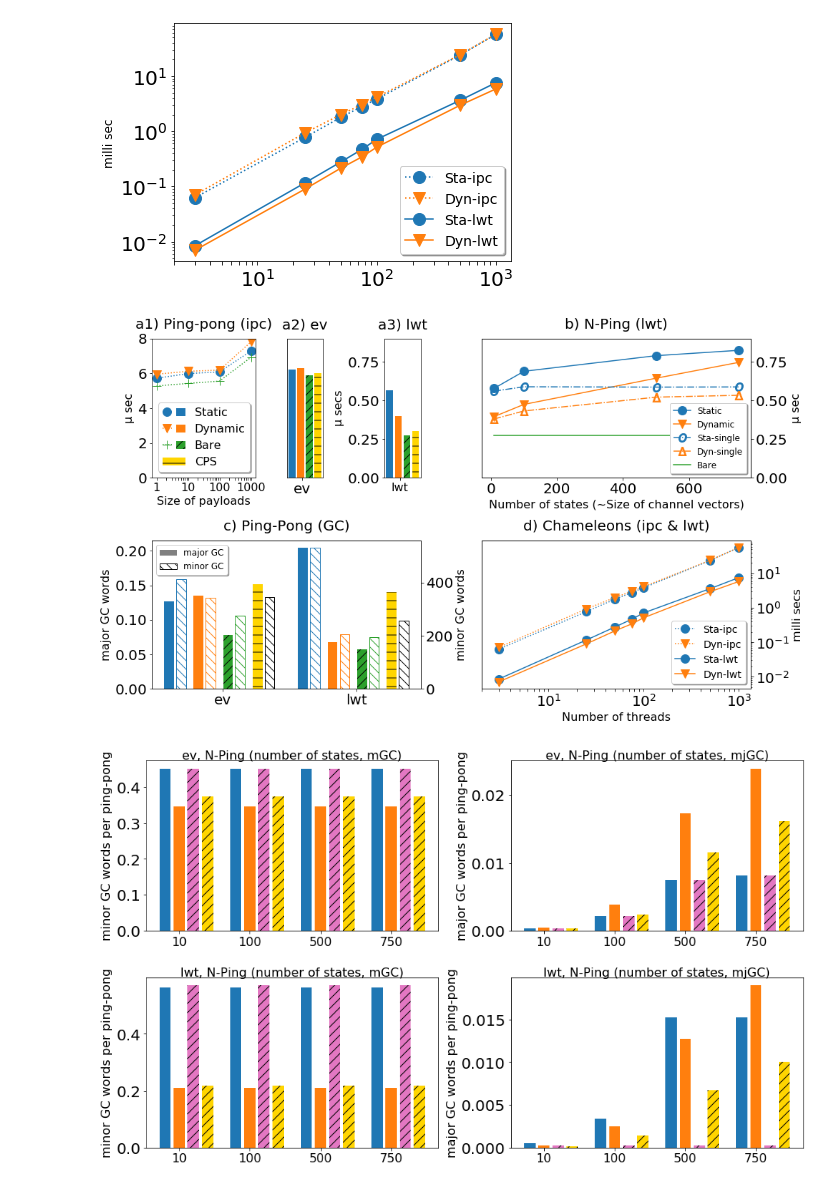
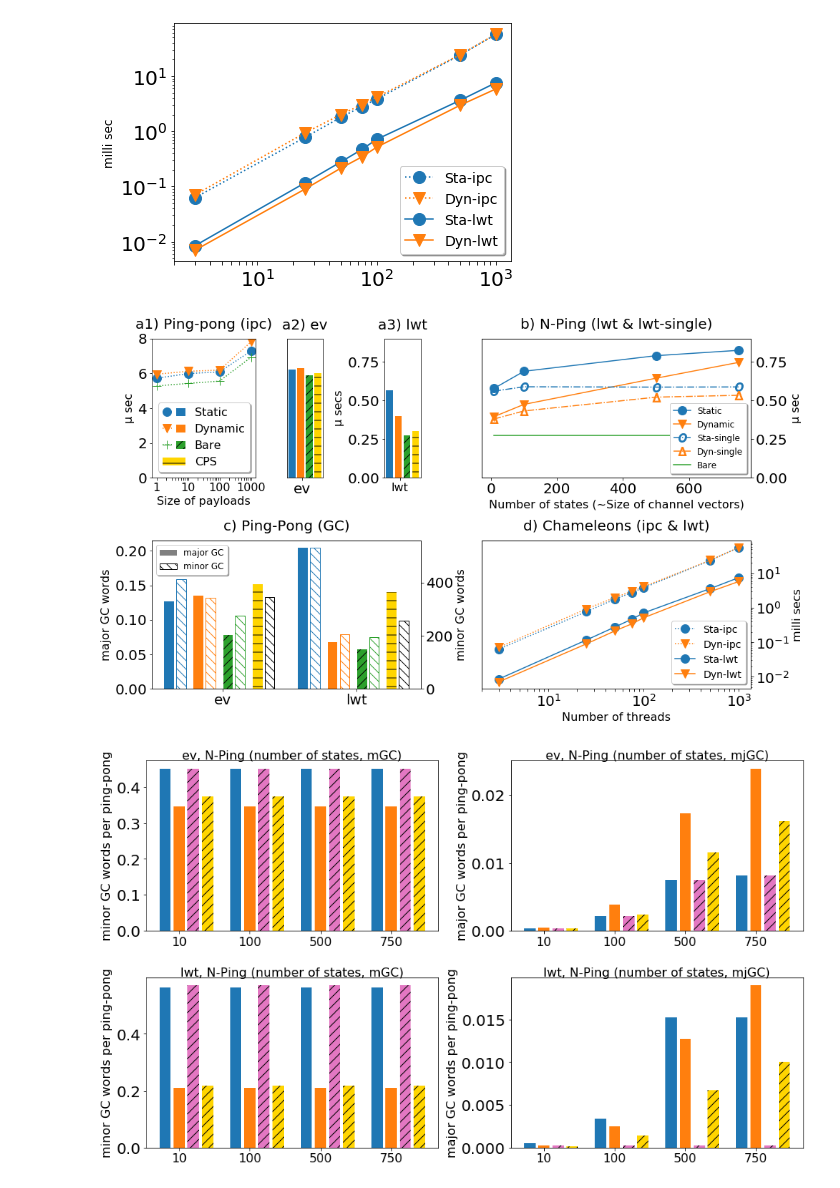
Before and after one commit to keigoi/ocaml-mpst, a Jupyter notebook: benchmark/graphs/Graphs.ipynb, the cells around one changed output. Drawn from its saved outputs; the diff is of its cells as text; code cells hidden in the pictures.

Commit message:
graph

```diff
--- a/benchmark/graphs/Graphs.ipynb
+++ b/benchmark/graphs/Graphs.ipynb
@@ -432,35 +432,35 @@ ax3.set_ylabel('µ secs', fontsize=16)
 #ax4 = fig.add_subplot(gs[0:sep,50:80])
 ax4 = fig.add_subplot(gs[0:sep,44:80])
 show_nping_time(ax4)
-ax4.set_title('b) N-Ping (lwt)', **title_params)
+ax4.set_title('b) N-Ping (lwt & lwt-single)', **title_params)
 ax4.yaxis.set_visible(False)
 ax4.set_xlabel('Number of states (~Size of channel vectors)', fontsize=16)
 
 ax.set_ylim(ymin=0, ymax=8)
 ax2.set_ylim(ymin=0, ymax=8)
 
 ax3.set_ylim(ymin=0, ymax=0.9)
 ax4.set_ylim(ymin=0, ymax=0.9)
 
 
 
 ax5 = fig.add_subplot(gs[23:40,0:36])
 show_mem(ax5)
 ax5.set_title('c) Ping-Pong (GC)', **title_params)
 
 ax6 = fig.add_subplot(gs[23:40,44:80])
 ax6tw = ax6.twinx()
 show_chameleons(ax6tw)
 ax6.yaxis.set_visible(False)
 ax6tw.set_ylabel('milli secs', fontsize=16)
 ax6.set_title('d) Chameleons (ipc & lwt)', **title_params)
 ax6.set_xlabel('Number of threads', fontsize=16)
 
 plt.tight_layout()
 plt.savefig('main_graph.pdf', format='pdf', pad_inches=0)
 plt.show()
 # %% [output]
-[figure, old version]
+[figure, new version]
 # %%
 def show_chameleons_ipc():
     ipc_dyn = [
```
